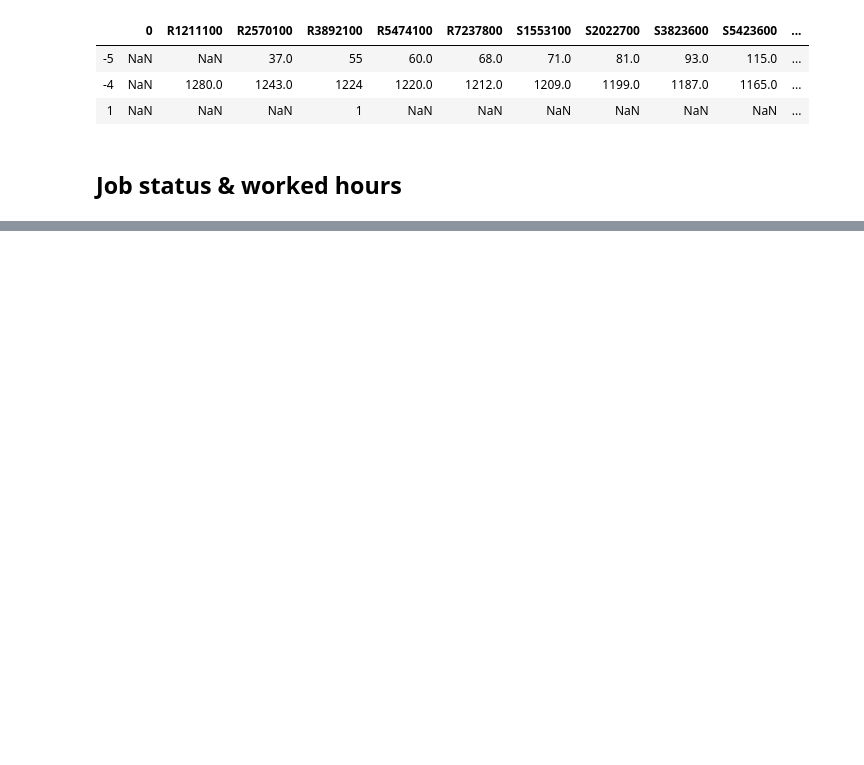
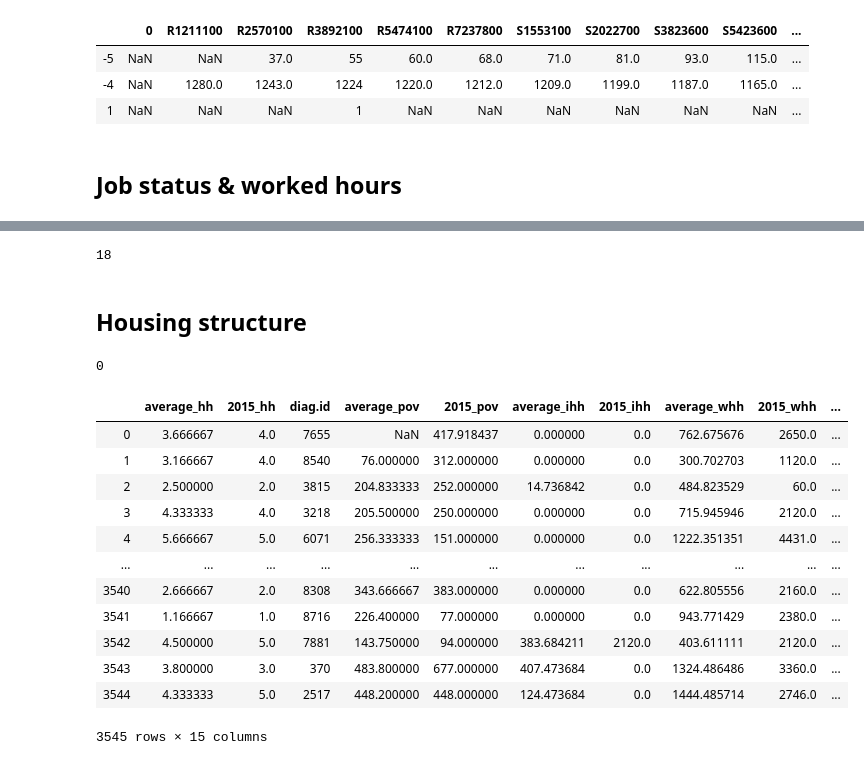
Before and after one commit to lucasmation/MLapp-yhat-challenge, a Jupyter notebook: Part1.ipynb, the cells around one changed output, grey strips where cells are left out. Cells and saved outputs as stored; diff of their text form; code cells hidden in the pictures; blank space fills up the shorter version.

Commit message:
Created variables
#1  Variable of hh size, worked hours, nkids, and marriage

```diff
--- a/Part1.ipynb
+++ b/Part1.ipynb
@@ -277,4 +277,4 @@ income_average
 marriage_data = data[['E7013512','status of respond','diag.id']]
 marriage_data = marriage_data[(marriage_data['status of respond']=='Responded')]
 marriage_data = marriage_data.drop(columns=('status of respond'))
-marriage_data
+marriage_data.columns=['marriage_status', 'diag.id']
@@ -590,0 +681,57 @@ ihh_average
+# %%
+poverty_vars = ['T2016300',
+'T3606600',
+'T5207000',
+'T6656800',
+'T8129200',
+'U0009000']
+
+
+pov_average_lst5rounds = last_and_average_cont_var(data,poverty_vars,'U0009000','average_pov', '2015_pov')
+pov_average_lst5rounds['average_pov'].isna().sum()
+# %% [output]
+18
+# %% [markdown]
+## Housing structure
+# %%
+hh_n =['T2016400',
+'T3606700',
+'T5207100',
+'T6656900',
+'T8129300',
+'U0009100']
+
+hhn_average_lst5rounds = last_and_average_cont_var(data,hh_n ,'U0009100','average_hh', '2015_hh')
+hhn_average_lst5rounds['average_hh'].isna().sum()
+# %% [output]
+0
+# %%
+### temp merge train
+
+
+
+final_data_train = hhn_average_lst5rounds.copy()
+final_data_train=final_data_train.merge(pov_average_lst5rounds)
+final_data_train=final_data_train.merge(ihh_average)
+final_data_train=final_data_train.merge(whh_average)
+final_data_train=final_data_train.merge(kids6)
+final_data_train=final_data_train.merge(kids18)
+final_data_train=final_data_train.merge(nkids)
+final_data_train=final_data_train.merge(marriage_data)
+final_data_train
+final_data_train.to_csv(''')
+#export train_clean_juan
+# %% [output]
+|  | average_hh | 2015_hh | diag.id | average_pov | 2015_pov | average_ihh | 2015_ihh | average_whh | 2015_whh | ... |
+| 0 | 3.666667 | 4.0 | 7655 | NaN | 417.918437 | 0.000000 | 0.0 | 762.675676 | 2650.0 | ... |
+| 1 | 3.166667 | 4.0 | 8540 | 76.000000 | 312.000000 | 0.000000 | 0.0 | 300.702703 | 1120.0 | ... |
+| 2 | 2.500000 | 2.0 | 3815 | 204.833333 | 252.000000 | 14.736842 | 0.0 | 484.823529 | 60.0 | ... |
+| 3 | 4.333333 | 4.0 | 3218 | 205.500000 | 250.000000 | 0.000000 | 0.0 | 715.945946 | 2120.0 | ... |
+| 4 | 5.666667 | 5.0 | 6071 | 256.333333 | 151.000000 | 0.000000 | 0.0 | 1222.351351 | 4431.0 | ... |
+| ... | ... | ... | ... | ... | ... | ... | ... | ... | ... | ... |
+| 3540 | 2.666667 | 2.0 | 8308 | 343.666667 | 383.000000 | 0.000000 | 0.0 | 622.805556 | 2160.0 | ... |
+| 3541 | 1.166667 | 1.0 | 8716 | 226.400000 | 77.000000 | 0.000000 | 0.0 | 943.771429 | 2380.0 | ... |
+| 3542 | 4.500000 | 5.0 | 7881 | 143.750000 | 94.000000 | 383.684211 | 2120.0 | 403.611111 | 2120.0 | ... |
+| 3543 | 3.800000 | 3.0 | 370 | 483.800000 | 677.000000 | 407.473684 | 0.0 | 1324.486486 | 3360.0 | ... |
+| 3544 | 4.333333 | 5.0 | 2517 | 448.200000 | 448.000000 | 124.473684 | 0.0 | 1444.485714 | 2746.0 | ... |
+3545 rows × 15 columns
```
Also changed, not shown: parts of 12 cells of this notebook, 1 other file.
